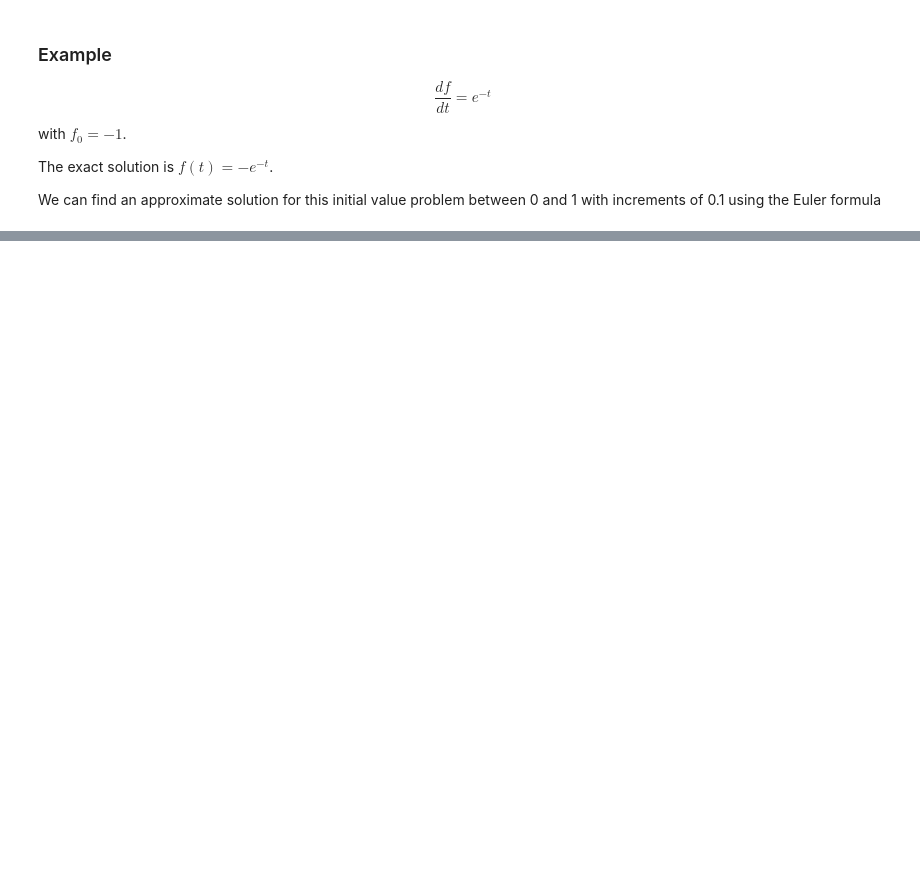
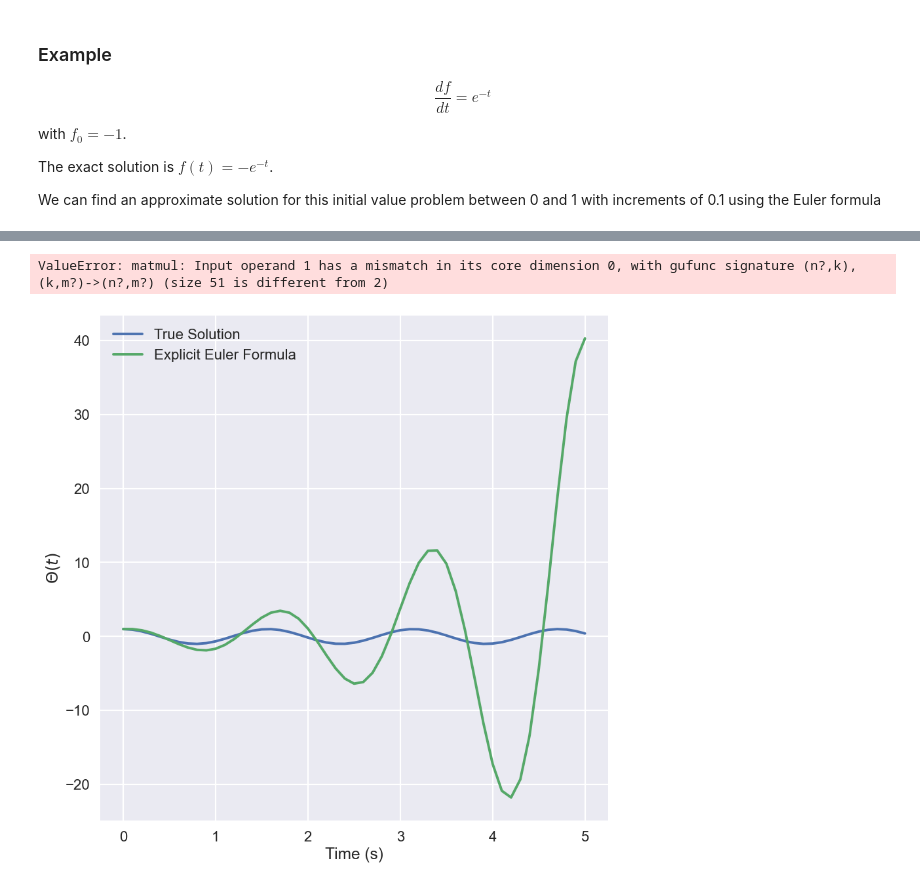
Before and after one commit to dguari1/BME3240_2021, a Jupyter notebook: Ordinary Differential Equations.ipynb, the cells around one changed output, grey strips where cells are left out. Drawn from its saved outputs; the diff is of its cells as text; code cells hidden in the pictures; blank space fills up the shorter version.

```diff
--- a/Ordinary Differential Equations.ipynb
+++ b/Ordinary Differential Equations.ipynb
@@ -344,0 +402,27 @@ t[i]
+# %%
+#function to solve
+def func(t,s,w):
+    dsdt = np.array([[0,1],[-w**2,0]])@s
+    return dsdt
+
+h=0.1
+time = np.arange(0,5+h,h)
+s0 = np.array([[1],[0]])
+s = np.zeros((len(time),2))
+s[0,:] = s0.T
+w = 4 #(g/l)^(1/2)
+
+for i in range(0,len(time)-1):
+    s[i+1,:] = s[i,:] + h*func(i,s[,w)
+# %% [output]
+ValueError: matmul: Input operand 1 has a mismatch in its core dimension 0, with gufunc signature (n?,k),(k,m?)->(n?,m?) (size 51 is different from 2)
+# %%
+plt.figure(figsize = (10, 10))
+plt.plot(time, np.cos(w*time),label='True Solution')
+plt.plot(time,s[:,0], label = 'Explicit Euler Formula')
+plt.xlabel('Time (s)')
+plt.ylabel('$\Theta(t)$')
+plt.legend()
+plt.show()
+# %% [output]
+[figure, added]
```
Also changed, not shown: parts of 42 cells of this notebook.
